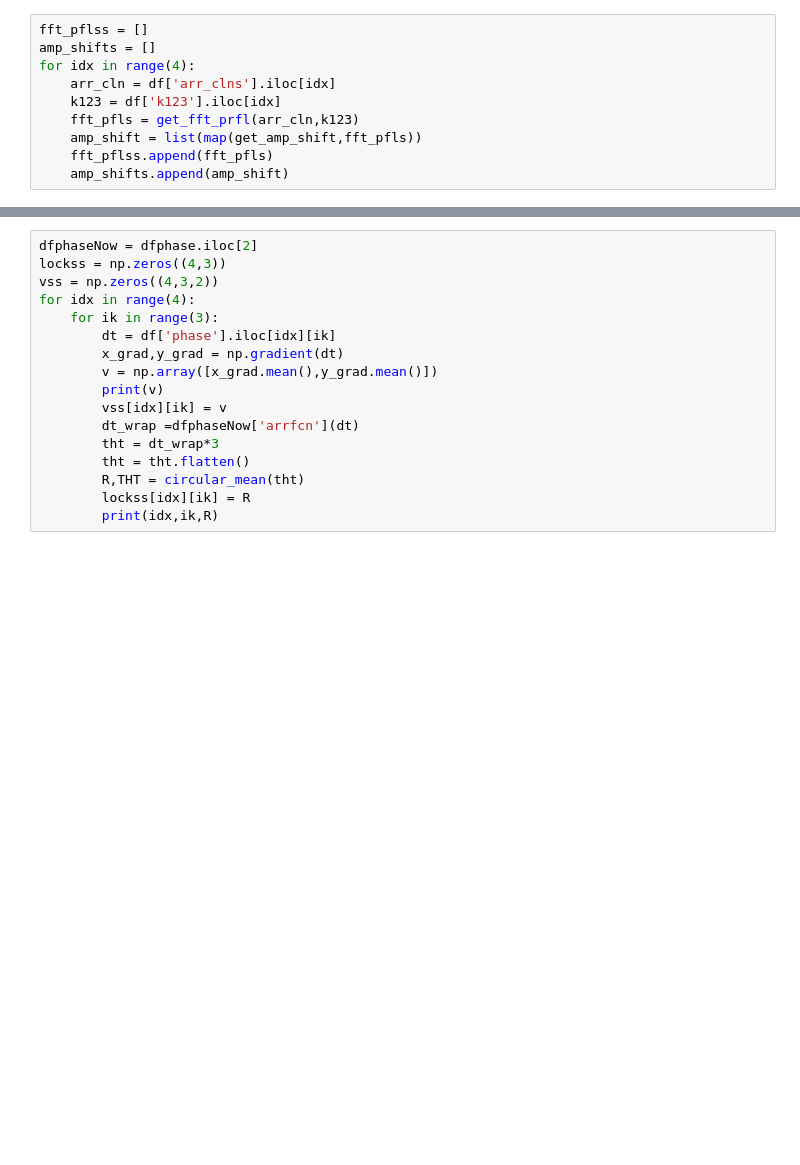
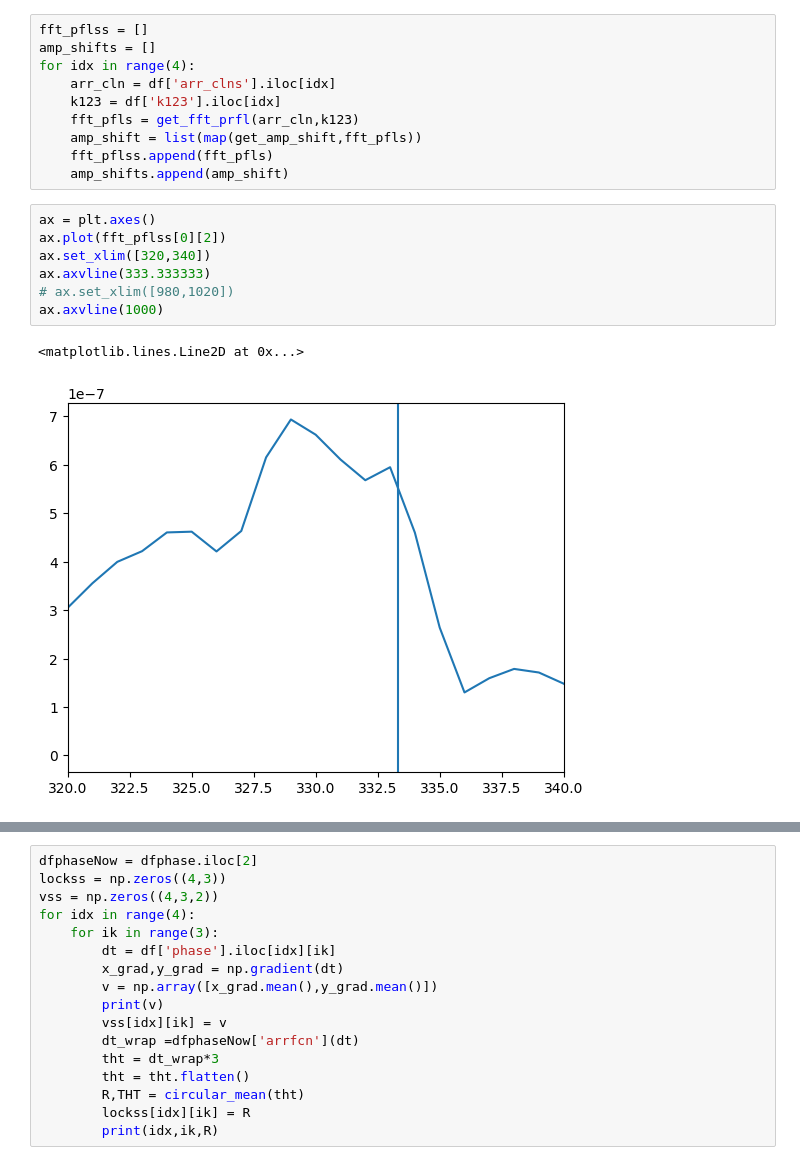
Before and after one commit to Potdooshami/2H_TaSe2_Tc_STM, a Jupyter notebook: C05_Fig_printout.ipynb, the cells around one changed output, grey strips where cells are left out. Cells and saved outputs as stored; diff of their text form; blank space fills up the shorter version.

```diff
--- a/C05_Fig_printout.ipynb
+++ b/C05_Fig_printout.ipynb
@@ -179,3 +179,13 @@ for idx in range(4):
     amp_shift = list(map(get_amp_shift,fft_pfls))
     fft_pflss.append(fft_pfls)
     amp_shifts.append(amp_shift)
+# %%
+ax = plt.axes()
+ax.plot(fft_pflss[0][2])
+ax.set_xlim([320,340])
+ax.axvline(333.333333)
+# ax.set_xlim([980,1020])
+ax.axvline(1000)
+# %% [output]
+<matplotlib.lines.Line2D at 0x...>
+[figure, added]
```
Also changed, not shown: parts of 1 cell of this notebook.
